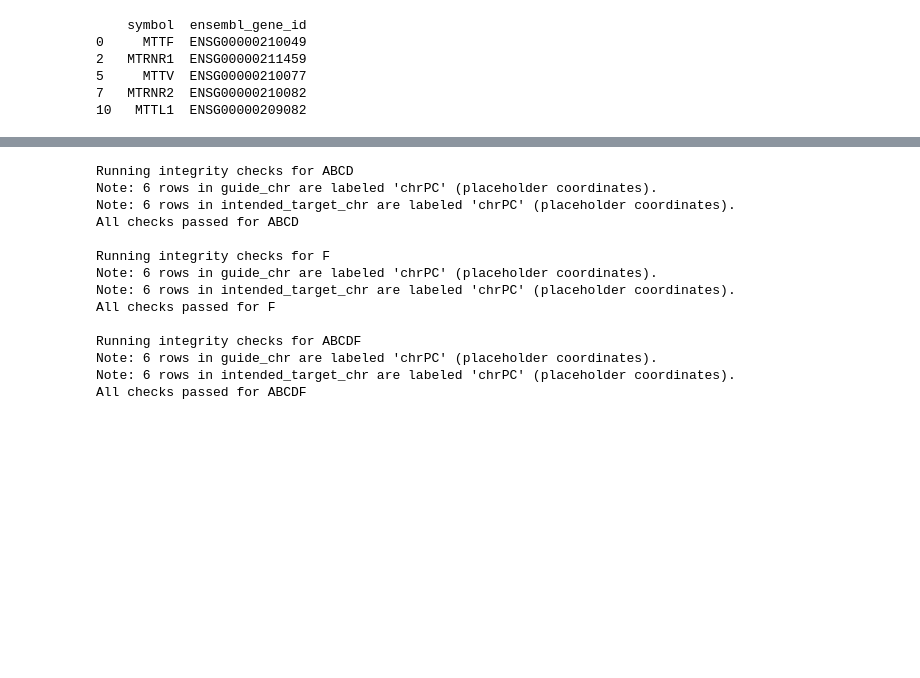
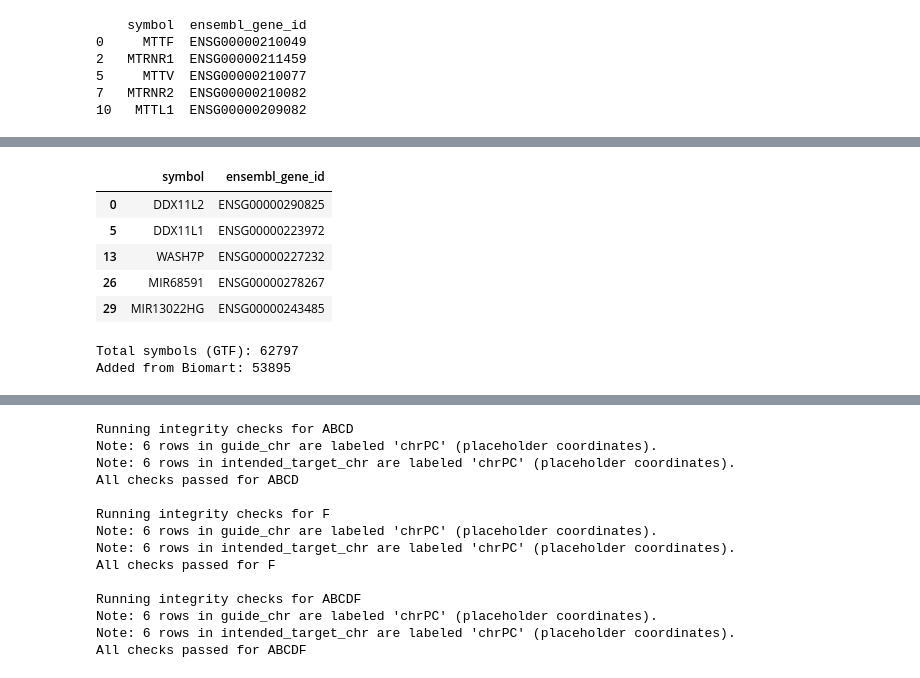
Before and after one commit to adamklie/tf_perturb_seq, a Jupyter notebook: ref/create_harmonized_sgRNA_annot.ipynb, the cells around one changed output, grey strips where cells are left out. Cells and saved outputs as stored; diff of their text form; code cells hidden in the pictures; blank space fills up the shorter version.

```diff
--- a/ref/create_harmonized_sgRNA_annot.ipynb
+++ b/ref/create_harmonized_sgRNA_annot.ipynb
@@ -1620,0 +1673,58 @@ Gene symbols with no mapping:
+# %%
+# Build GTF-based lookup table
+mapping = genes[["intended_target_name", "ensembl_gene_id", "external_synonym"]]
+mapping_expanded = mapping.copy()
+mapping_expanded["external_synonym"] = mapping_expanded["external_synonym"].fillna("")
+mapping_expanded = mapping_expanded.assign(
+    synonym_list=mapping_expanded["external_synonym"].str.split(",")
+).explode("synonym_list")
+lookup = pd.concat([
+    mapping_expanded[["intended_target_name", "ensembl_gene_id"]]
+        .rename(columns={"intended_target_name": "symbol"}),
+    mapping_expanded[["synonym_list", "ensembl_gene_id"]]
+        .rename(columns={"synonym_list": "symbol"})
+]).drop_duplicates()
+lookup["symbol"] = (
+    lookup["symbol"]
+    .astype(str)
+    .str.upper()
+    .str.replace("-", "", regex=False)
+    .str.replace("_", "", regex=False)
+)
+
+lookup = lookup.drop_duplicates(subset=["symbol"], keep="first")
+lookup.head()
+# %% [output]
+|  | symbol | ensembl_gene_id |
+| 0 | DDX11L2 | ENSG00000290825 |
+| 5 | DDX11L1 | ENSG00000223972 |
+| 13 | WASH7P | ENSG00000227232 |
+| 26 | MIR68591 | ENSG00000278267 |
+| 29 | MIR13022HG | ENSG00000243485 |
+# %%
+# Add ENSG IDs for missing genes from Biomart
+def supplement_lookup(lookup_gtf, lookup_biomart):
+    lookup_gtf = lookup_gtf.copy()
+    lookup_biomart = lookup_biomart.copy()
+
+    lookup_gtf["source"] = "gtf"
+    lookup_biomart["source"] = "biomart"
+
+    # Identify symbols missing from GTF
+    missing_symbols = (set(lookup_biomart["symbol"]) - set(lookup_gtf["symbol"]))
+    biomart_missing = lookup_biomart[lookup_biomart["symbol"].isin(missing_symbols)]
+    print(f"Added from Biomart: {biomart_missing.shape[0]}")
+
+    # Combine, prioritizing GTF
+    combined = pd.concat([lookup_gtf, biomart_missing], ignore_index=True)
+
+    # Final safety de-duplication
+    combined = combined.drop_duplicates(subset=["symbol"], keep="first")
+
+    return combined
+
+print(f"Total symbols (GTF): {lookup.shape[0]}")
+lookup_full = supplement_lookup(lookup, lookup_biomart)
+# %% [output]
+Total symbols (GTF): 62797
+Added from Biomart: 53895
```
Also changed, not shown: parts of 12 cells of this notebook.
